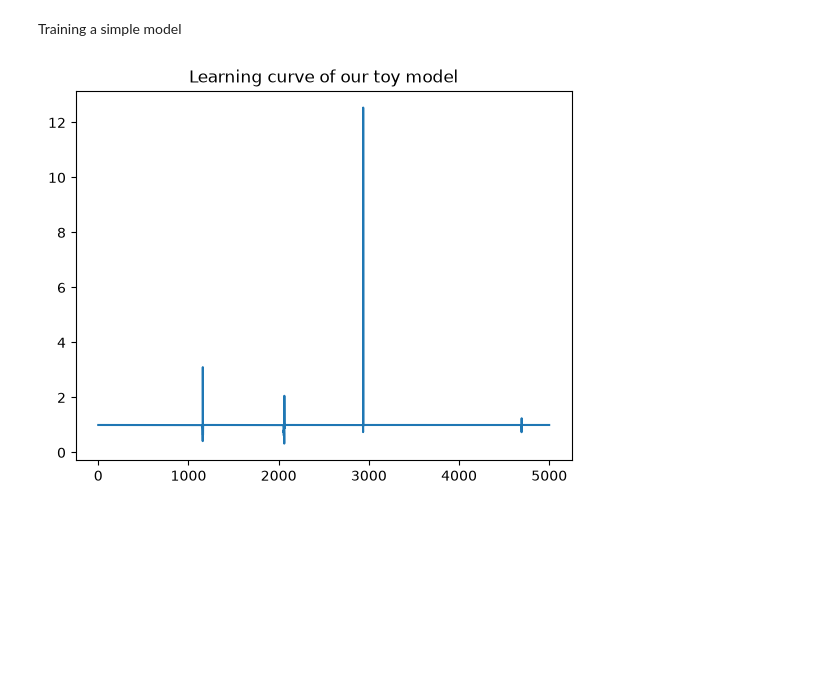
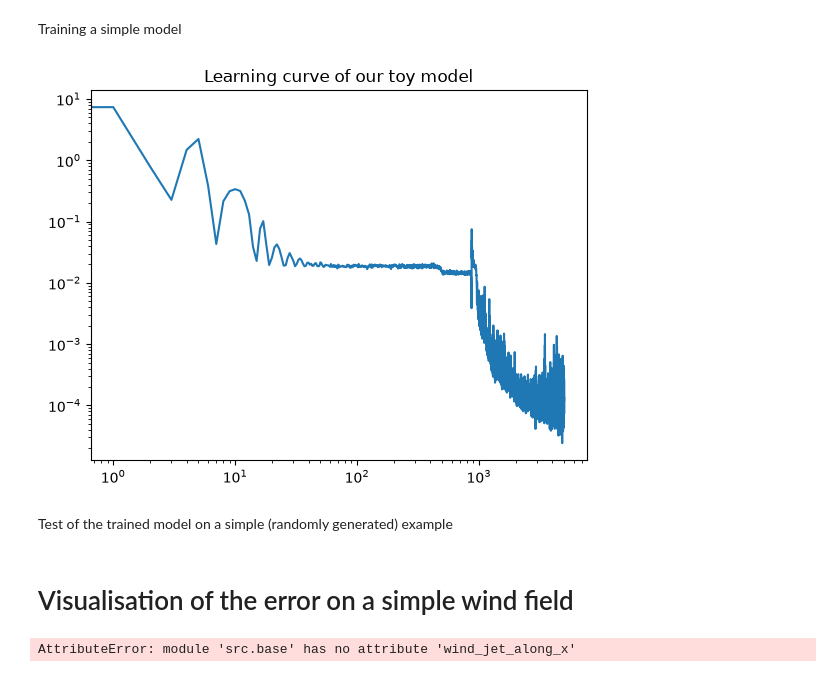
Before and after one commit to guillaume-duveau/PINN_for_optimal_routing, a Jupyter notebook: display_notebook.ipynb, the cells around one changed output. Cells and saved outputs as stored; diff of their text form; code cells hidden in the pictures; blank space fills up the shorter version.

Commit message:
Update of base.py:          - new function wind_along_x, in order to have a wind rotated, and not only following the x-axis          - new plots (time to destination and error made)

```diff
--- a/display_notebook.ipynb
+++ b/display_notebook.ipynb
@@ -11,20 +9,24 @@ import torch
 import torch.nn as nn
 # %%
 model = base.VNet()
-opt = torch.optim.SGD(model.parameters(), lr=0.1)
+opt = torch.optim.AdamW(model.parameters(), lr=0.1)
 # %%
 loss_curve = []
 for _ in range(5000):
     x = torch.rand(2048, 2)     # collocation points in [0,1]^2
-    loss = abs(base.residual(model, x)).max()
+    loss = (base.residual(model, x)**2).mean()
     loss_curve.append(loss.item())
     opt.zero_grad()
     loss.backward()
     opt.step()
 # %%
 plt.figure()
-plt.plot(list(range(len(loss_curve))),loss_curve)
+plt.loglog(list(range(len(loss_curve))),loss_curve)
 plt.title("Learning curve of our toy model")
 plt.show()
 # %% [output]
-[figure, old version]
+[figure, new version]
+# %% [markdown]
+Test of the trained model on a simple (randomly generated) example
+# %% [markdown]
+# Visualisation of the error on a simple wind field
@@ -30,0 +35,5 @@ plt.show()
+# %%
+x = torch.rand(2048,2)
+wind_field = base.wind_jet_along_x(x,rotation_angle=15)
+# %% [output]
+AttributeError: module 'src.base' has no attribute 'wind_jet_along_x'
```
Also changed, not shown: parts of 4 cells of this notebook, 2 other files.
